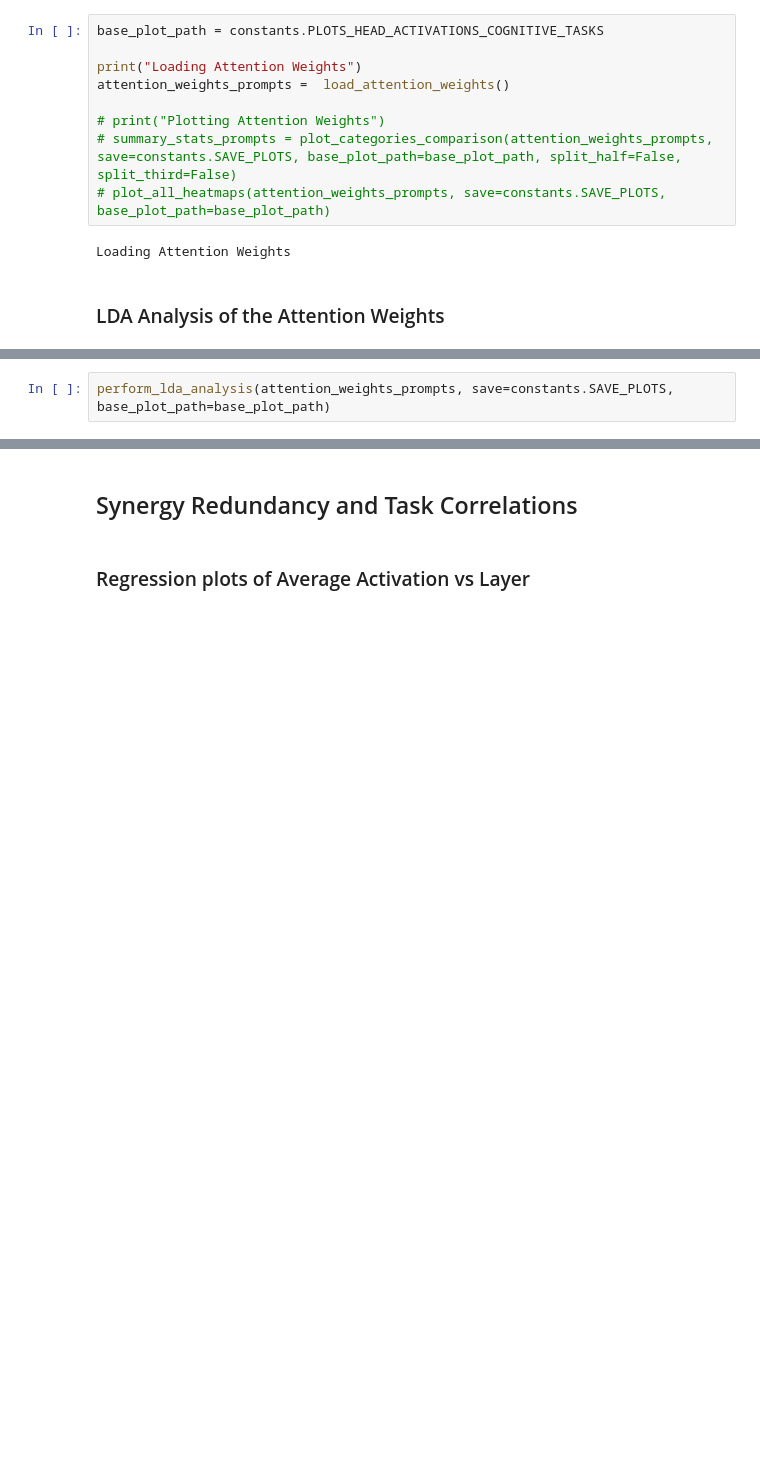
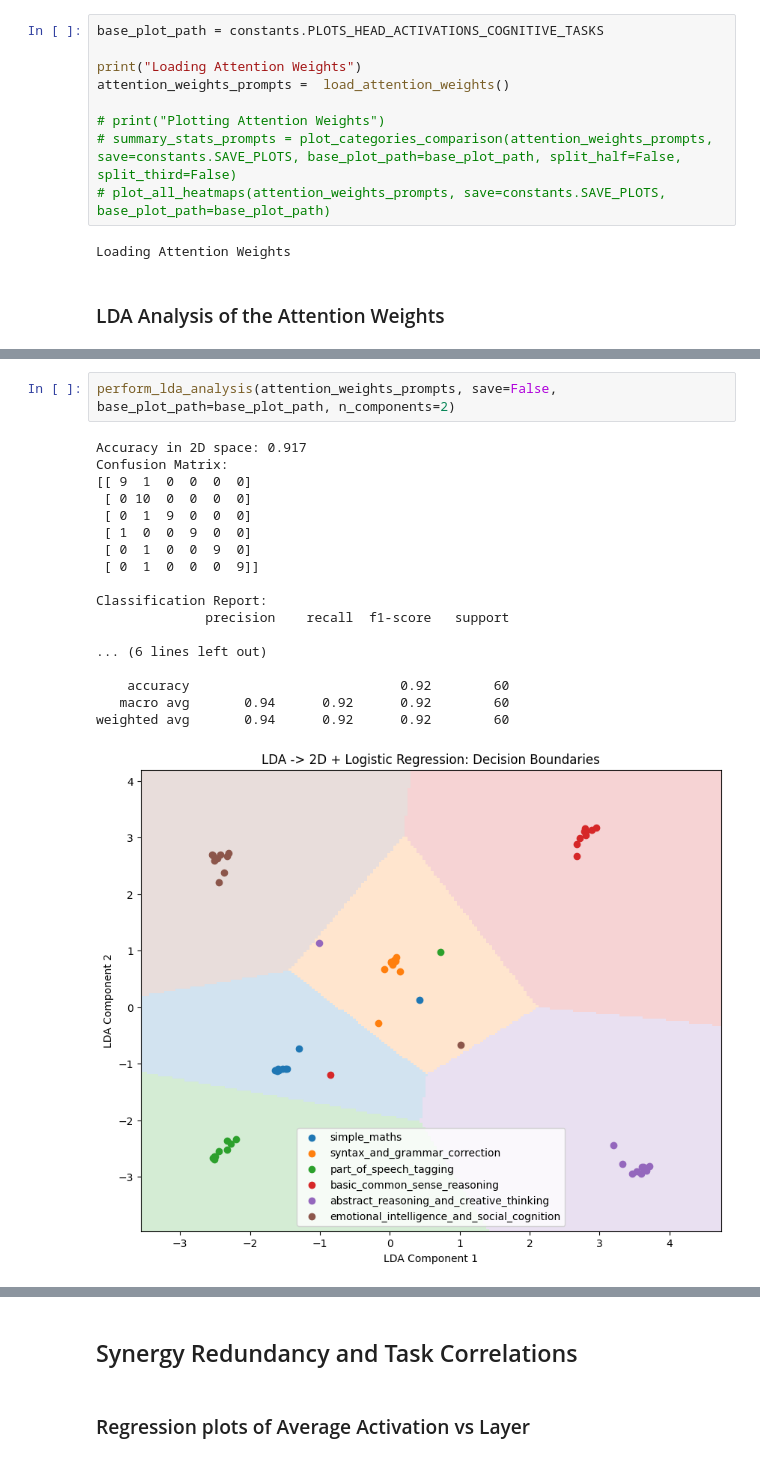
Before and after one commit to pedrou2000/Synergy_Redundancy_LLMs, a Jupyter notebook: src/main.ipynb, the cells around one changed output, grey strips where cells are left out. Drawn from its saved outputs; the diff is of its cells as text; blank space fills up the shorter version.

```diff
--- a/src/main.ipynb
+++ b/src/main.ipynb
@@ -1452,2 +1467,21 @@ Loading Attention Weights
 # %%
-perform_lda_analysis(attention_weights_prompts, save=constants.SAVE_PLOTS, base_plot_path=base_plot_path)
+perform_lda_analysis(attention_weights_prompts, save=False, base_plot_path=base_plot_path, n_components=2)
+# %% [output]
+Accuracy in 2D space: 0.917
+Confusion Matrix:
+[[ 9  1  0  0  0  0]
+ [ 0 10  0  0  0  0]
+ [ 0  1  9  0  0  0]
+ [ 1  0  0  9  0  0]
+ [ 0  1  0  0  9  0]
+ [ 0  1  0  0  0  9]]
+
+Classification Report:
+              precision    recall  f1-score   support
+
+... (6 lines left out)
+
+    accuracy                           0.92        60
+   macro avg       0.94      0.92      0.92        60
+weighted avg       0.94      0.92      0.92        60
+[figure, added]
```
Also changed, not shown: parts of 7 cells of this notebook, 17 other files.
